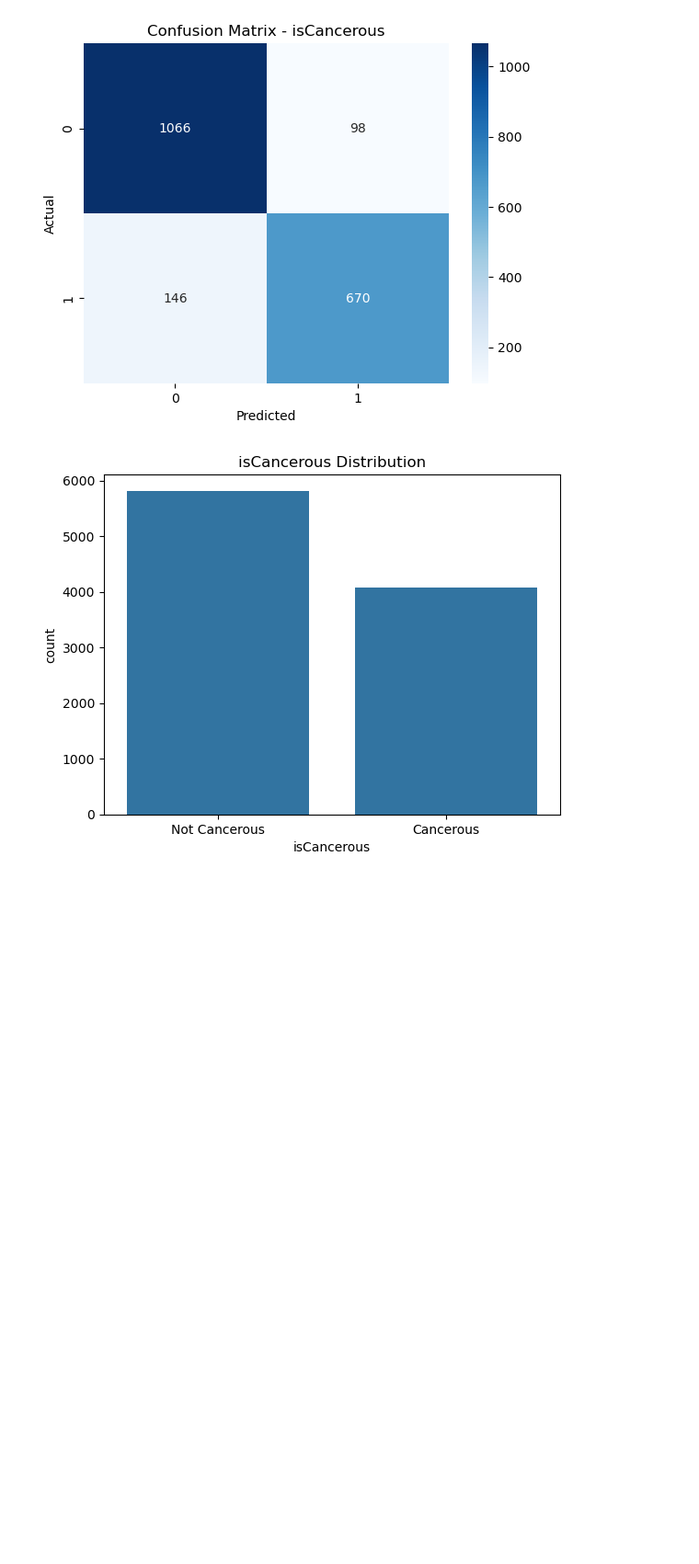
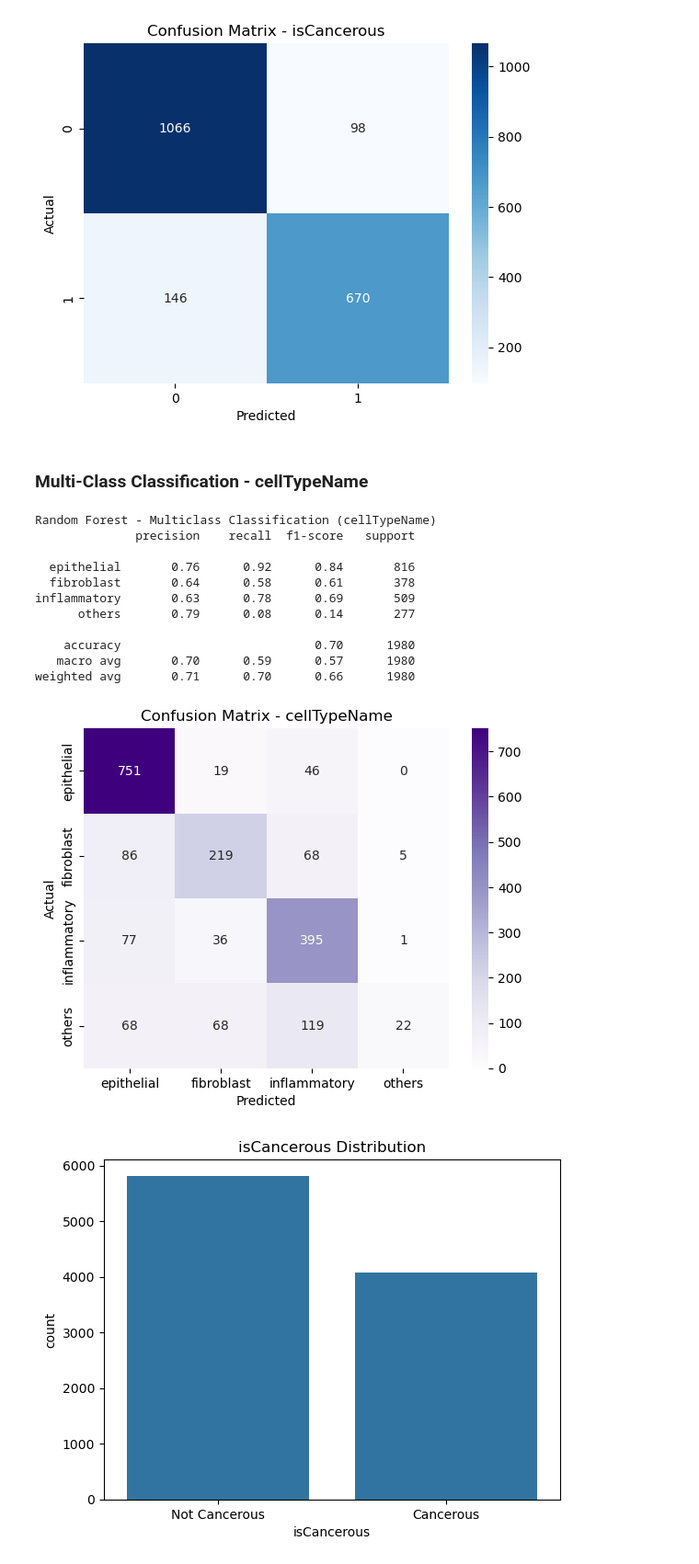
Before and after one commit to aryabad/ML_A2, a Jupyter notebook: ML_A2_95.ipynb, the cells around one changed output. Shown at 92% size. Saved outputs shown, nothing was run; the diff lists cells and outputs as text; code cells hidden in the pictures; blank space fills up the shorter version.

```diff
--- a/ML_A2_95.ipynb
+++ b/ML_A2_95.ipynb
@@ -134,6 +134,42 @@ Random Forest - Binary Classification (isCancerous)
    macro avg       0.88      0.87      0.87      1980
 weighted avg       0.88      0.88      0.88      1980
 [figure]
+# %% [markdown]
+### Multi-Class Classification - cellTypeName
+# %%
+X_type, y_type = load_images(main_data, label_col='cellTypeName')
+le = LabelEncoder()
+y_type_encoded = le.fit_transform(y_type)
+image_names_type = main_data['ImageName'].values
+# %%
+X_train_t, X_test_t, y_train_t, y_test_t, name_train_t, name_test_t = train_test_split(
+    X_type, y_type_encoded, image_names_type, test_size=0.2, stratify=y_type_encoded, random_state=42)
+# %%
+rf_type = RandomForestClassifier(n_estimators=100, random_state=42)
+rf_type.fit(X_train_t, y_train_t)
+y_pred_t = rf_type.predict(X_test_t)
+# %%
+print("Random Forest - Multiclass Classification (cellTypeName)")
+print(classification_report(y_test_t, y_pred_t, target_names=le.classes_))
+sns.heatmap(confusion_matrix(y_test_t, y_pred_t), annot=True, fmt='d', cmap='Purples',
+            xticklabels=le.classes_, yticklabels=le.classes_)
+plt.title("Confusion Matrix - cellTypeName")
+plt.xlabel("Predicted")
+plt.ylabel("Actual")
+plt.show()
+# %% [output]
+Random Forest - Multiclass Classification (cellTypeName)
+              precision    recall  f1-score   support
+
+  epithelial       0.76      0.92      0.84       816
+  fibroblast       0.64      0.58      0.61       378
+inflammatory       0.63      0.78      0.69       509
+      others       0.79      0.08      0.14       277
+
+    accuracy                           0.70      1980
+   macro avg       0.70      0.59      0.57      1980
+weighted avg       0.71      0.70      0.66      1980
+[figure, added]
 # %%
 # Cancerous class distribution
 sns.countplot(data=main_data, x='isCancerous')
```
